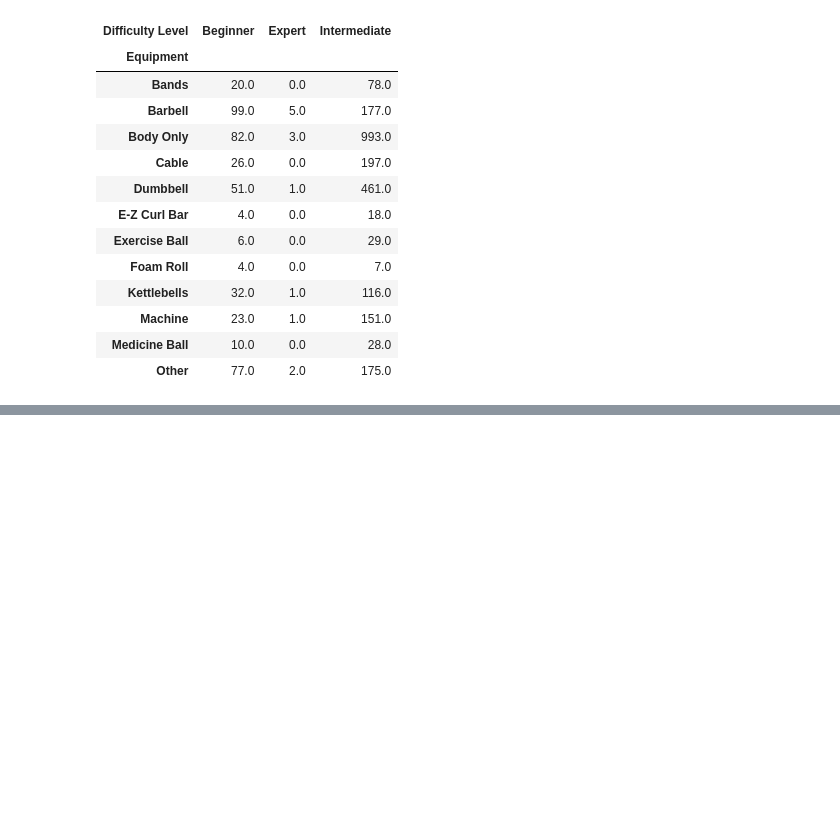
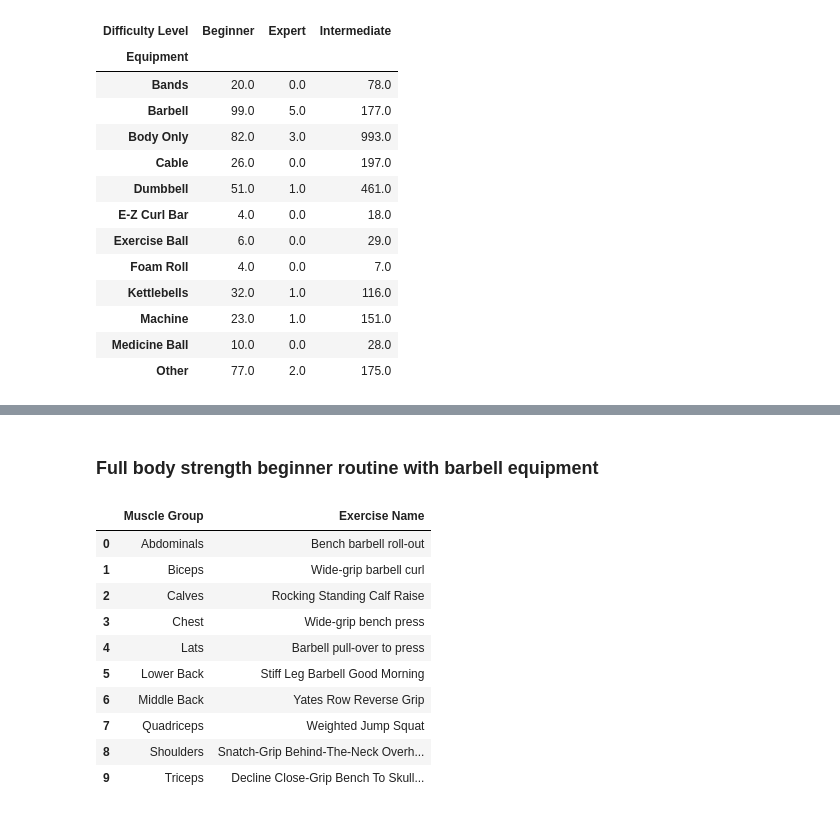
Before and after one commit to herrerovir/Gym-exercises-exploratory-data-analysis, a Jupyter notebook: EDA-gym-exercises.ipynb, the cells around one changed output, grey strips where cells are left out. Saved outputs shown, nothing was run; the diff lists cells and outputs as text; code cells hidden in the pictures; blank space fills up the shorter version.

```diff
--- a/EDA-gym-exercises.ipynb
+++ b/EDA-gym-exercises.ipynb
@@ -638,0 +702,39 @@ array([[<Axes: title={'center': 'Beginner'}, xlabel='Equipment'>,
+# %% [markdown]
+### **Full body strength beginner routine with barbell equipment**
+# %%
+# Define muscle groups
+muscle_list
+
+# Filter exercises by strength type
+strength_exercises = gym_exercises_df[gym_exercises_df["Exercise Type"] == "Strength"]
+
+# Filter exercises by body only equipment
+strength_exercises = strength_exercises[strength_exercises["Equipment"] == "Barbell"]
+
+# Filter exercises by beginner level of difficulty
+strength_exercises_beginner = strength_exercises[strength_exercises["Difficulty Level"] == "Beginner"]
+
+# Initialize empty dictionaries to store the exercises
+beginner_fullbody_strength_barbell_routine = {}
+
+for muscle in muscle_list:
+    # Find all best rated strength exercises with body only equipment for a beginner
+    beginner_routine = strength_exercises_beginner[strength_exercises_beginner["Muscle Group"] == muscle]
+    if not beginner_routine.empty:
+        beginner_fullbody_strength_barbell_routine[muscle] = beginner_routine.iloc[0]["Exercise Name"]
+
+beginner_fullbody_strength_barbell_routine_df = pd.DataFrame.from_dict(beginner_fullbody_strength_barbell_routine, orient = "index", columns= ["Exercise Name"])
+beginner_fullbody_strength_barbell_routine_df.reset_index(inplace = True)
+beginner_fullbody_strength_barbell_routine_df.rename(columns = {"index" : "Muscle Group"})
+# %% [output]
+|  | Muscle Group | Exercise Name |
+| 0 | Abdominals | Bench barbell roll-out |
+| 1 | Biceps | Wide-grip barbell curl |
+| 2 | Calves | Rocking Standing Calf Raise |
+| 3 | Chest | Wide-grip bench press |
+| 4 | Lats | Barbell pull-over to press |
+| 5 | Lower Back | Stiff Leg Barbell Good Morning |
+| 6 | Middle Back | Yates Row Reverse Grip |
+| 7 | Quadriceps | Weighted Jump Squat |
+| 8 | Shoulders | Snatch-Grip Behind-The-Neck Overh... |
+| 9 | Triceps | Decline Close-Grip Bench To Skull... |
```
Also changed, not shown: parts of 20 cells of this notebook.
